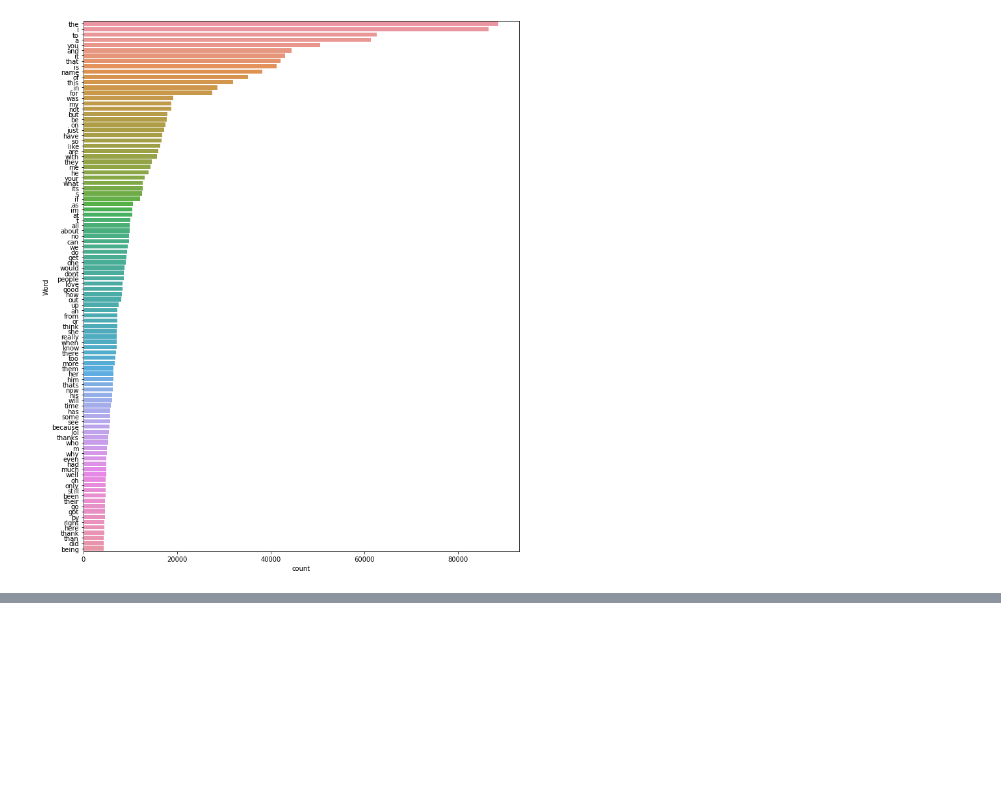
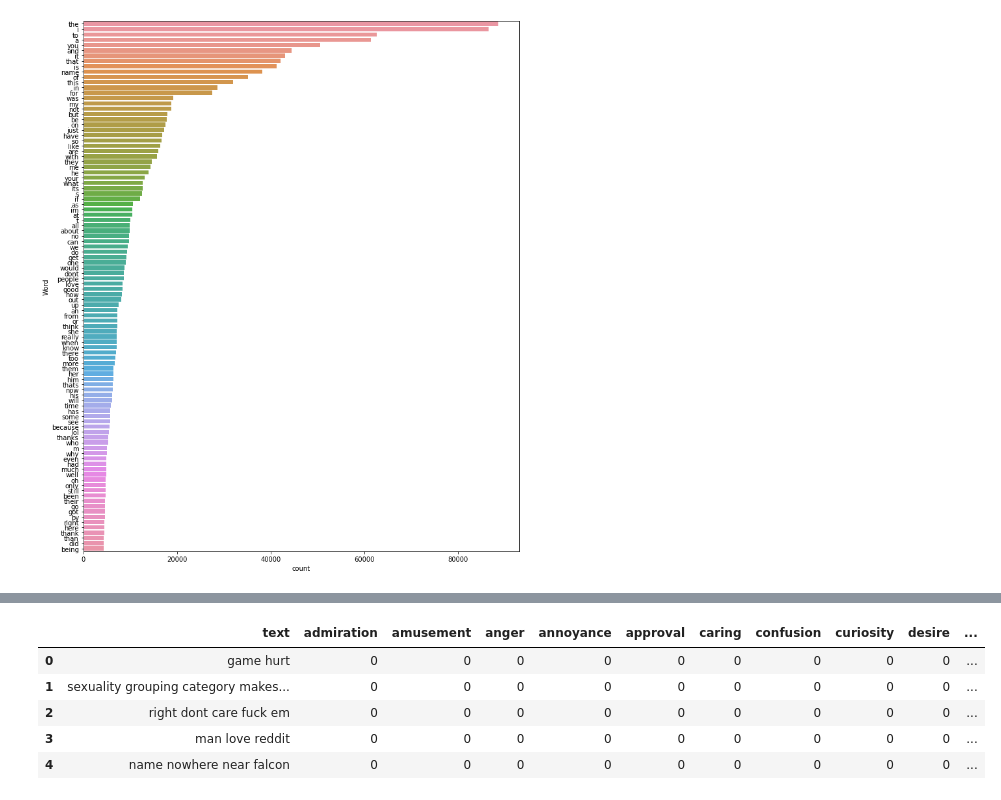
Before and after one commit to romualnaibaho/SG-Multi-Label-Emotion-Classification, a Jupyter notebook: SquidGame_PBA.ipynb, the cells around one changed output, grey strips where cells are left out. Drawn from its saved outputs; the diff is of its cells as text; code cells hidden in the pictures; blank space fills up the shorter version.

```diff
--- a/SquidGame_PBA.ipynb
+++ b/SquidGame_PBA.ipynb
@@ -110,0 +129,10 @@ freq_words(feats_df['text'], 100)
+# %%
+feats_df['text'] = feats_df['texts']
+feats_df.head()
+# %% [output]
+|  | text | admiration | amusement | anger | annoyance | approval | caring | confusion | curiosity | desire | ... |
+| 0 | game hurt | 0 | 0 | 0 | 0 | 0 | 0 | 0 | 0 | 0 | ... |
+| 1 | sexuality grouping category makes... | 0 | 0 | 0 | 0 | 0 | 0 | 0 | 0 | 0 | ... |
+| 2 | right dont care fuck em | 0 | 0 | 0 | 0 | 0 | 0 | 0 | 0 | 0 | ... |
+| 3 | man love reddit | 0 | 0 | 0 | 0 | 0 | 0 | 0 | 0 | 0 | ... |
+| 4 | name nowhere near falcon | 0 | 0 | 0 | 0 | 0 | 0 | 0 | 0 | 0 | ... |
```
Also changed, not shown: parts of 4 cells of this notebook.
